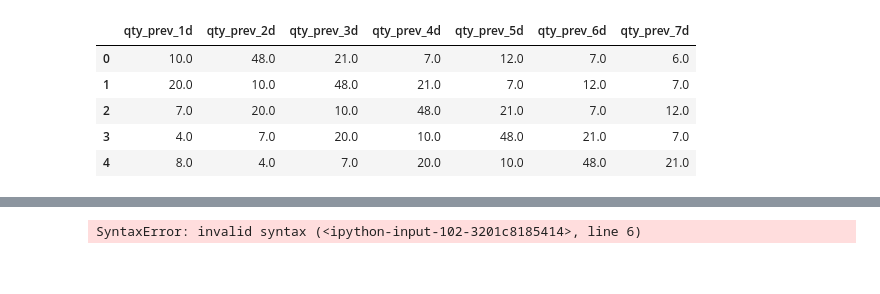
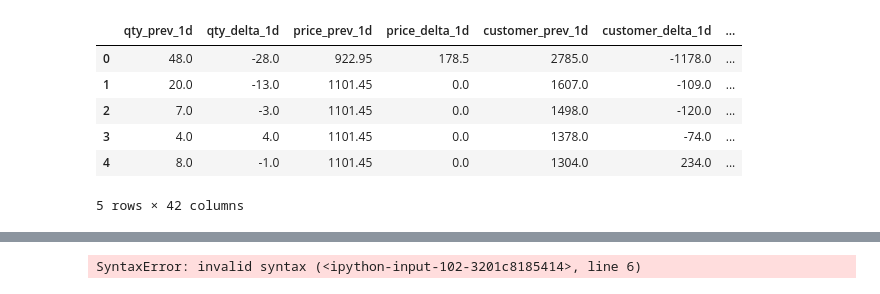
Before and after one commit to sekR4/pred_sale_01, a Jupyter notebook: mini model v2.ipynb, the cells around one changed output, grey strips where cells are left out. Saved outputs shown, nothing was run; the diff lists cells and outputs as text; code cells hidden in the pictures.

```diff
--- a/mini model v2.ipynb
+++ b/mini model v2.ipynb
@@ -31,0 +42,3 @@ df = df[(df.STORE_ID==3)&(df.ITEM_ID==4)]
+# %%
+df = df.sort_values('DATE_ID',kind='mergesort')
+df.head()
@@ -32,20 +53,26 @@ df = df[(df.STORE_ID==3)&(df.ITEM_ID==4)]
 # %%
 # add additional features last x days (This step costs data, critical when there isnt much)
 # here we could distinguish: if x <= 5% of data points, use additional features, else not
 last_x_days = 7
-prev_qty = {}
+prev_rows = {}
 for num in range(1,last_x_days+1):
-    prev_qty['qty_prev_{}d'.format(num)] = [df.QTY.values[i-num] for i in range(len(df))]
+    prev_rows['qty_prev_{}d'.format(num)] = [df.QTY.values[i-num] for i in range(len(df))]
+    prev_rows['qty_delta_{}d'.format(num)] = [df.QTY.values[i] - df.QTY.values[i-num] for i in range(len(df))]
+    prev_rows['price_prev_{}d'.format(num)] = [df.PRICE.values[i-num] for i in range(len(df))]
+    prev_rows['price_delta_{}d'.format(num)] = [df.PRICE.values[i] - df.PRICE.values[i-num] for i in range(len(df))]
+    prev_rows['customer_prev_{}d'.format(num)] = [df.CUSTOMER.values[i-num] for i in range(len(df))]
+    prev_rows['customer_delta_{}d'.format(num)] = [df.CUSTOMER.values[i] - df.CUSTOMER.values[i-num] for i in range(len(df))]
 
-additional_features = pd.DataFrame(prev_qty)
+additional_features = pd.DataFrame(prev_rows)
 additional_features.head()
 # %% [output]
-|  | qty_prev_1d | qty_prev_2d | qty_prev_3d | qty_prev_4d | qty_prev_5d | qty_prev_6d | qty_prev_7d |
-| 0 | 10.0 | 48.0 | 21.0 | 7.0 | 12.0 | 7.0 | 6.0 |
-| 1 | 20.0 | 10.0 | 48.0 | 21.0 | 7.0 | 12.0 | 7.0 |
-| 2 | 7.0 | 20.0 | 10.0 | 48.0 | 21.0 | 7.0 | 12.0 |
-| 3 | 4.0 | 7.0 | 20.0 | 10.0 | 48.0 | 21.0 | 7.0 |
-| 4 | 8.0 | 4.0 | 7.0 | 20.0 | 10.0 | 48.0 | 21.0 |
+|  | qty_prev_1d | qty_delta_1d | price_prev_1d | price_delta_1d | customer_prev_1d | customer_delta_1d | ... |
+| 0 | 48.0 | -28.0 | 922.95 | 178.5 | 2785.0 | -1178.0 | ... |
+| 1 | 20.0 | -13.0 | 1101.45 | 0.0 | 1607.0 | -109.0 | ... |
+| 2 | 7.0 | -3.0 | 1101.45 | 0.0 | 1498.0 | -120.0 | ... |
+| 3 | 4.0 | 4.0 | 1101.45 | 0.0 | 1378.0 | -74.0 | ... |
+| 4 | 8.0 | -1.0 | 1101.45 | 0.0 | 1304.0 | 234.0 | ... |
+5 rows × 42 columns
 # %%
 #merge it
 for key in list(additional_features.keys()):
```
Also changed, not shown: parts of 12 cells of this notebook.
